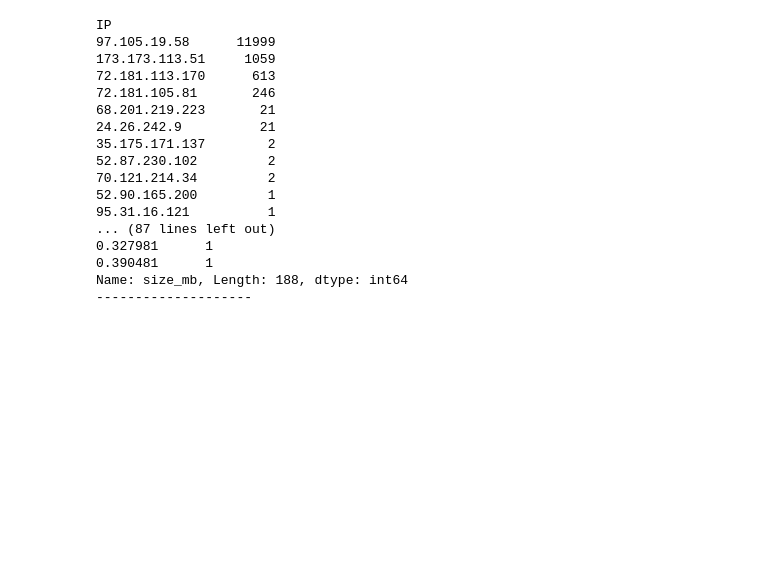
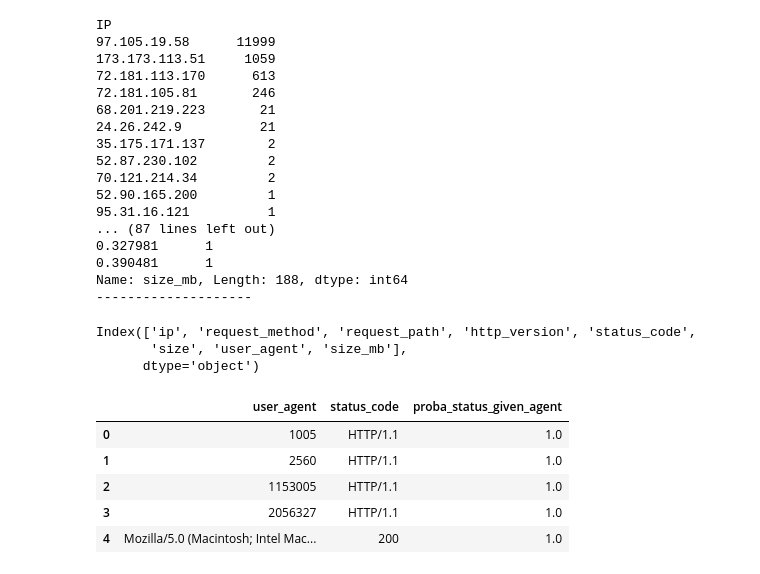
Before and after one commit to JaradAng/anomaly-detection-exercises, a Jupyter notebook: discrete_anomaly_detection.ipynb, the cells around one changed output. Cells and saved outputs as stored; diff of their text form; code cells hidden in the pictures; blank space fills up the shorter version.

```diff
--- a/discrete_anomaly_detection.ipynb
+++ b/discrete_anomaly_detection.ipynb
@@ -193,3 +209,23 @@ IP
 0.390481      1
 Name: size_mb, Length: 188, dtype: int64
 --------------------
+# %%
+df.columns
+# %% [output]
+Index(['ip', 'request_method', 'request_path', 'http_version', 'status_code',
+       'size', 'user_agent', 'size_mb'],
+      dtype='object')
+# %%
+status_given_agent = (
+    df.groupby('user_agent')
+    .status_code.value_counts(normalize=True)
+    .rename('proba_status_given_agent')
+    .reset_index())
+status_given_agent.head()
+# %% [output]
+|  | user_agent | status_code | proba_status_given_agent |
+| 0 | 1005 | HTTP/1.1 | 1.0 |
+| 1 | 2560 | HTTP/1.1 | 1.0 |
+| 2 | 1153005 | HTTP/1.1 | 1.0 |
+| 3 | 2056327 | HTTP/1.1 | 1.0 |
+| 4 | Mozilla/5.0 (Macintosh; Intel Mac... | 200 | 1.0 |
```
Also changed, not shown: parts of 5 cells of this notebook, 1 other file.
